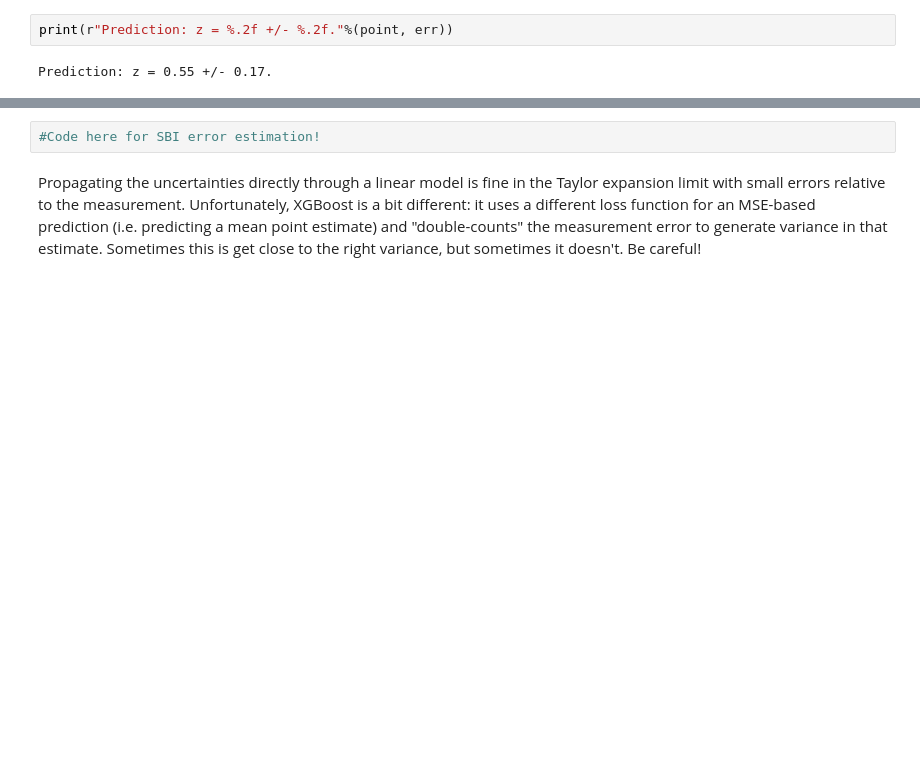
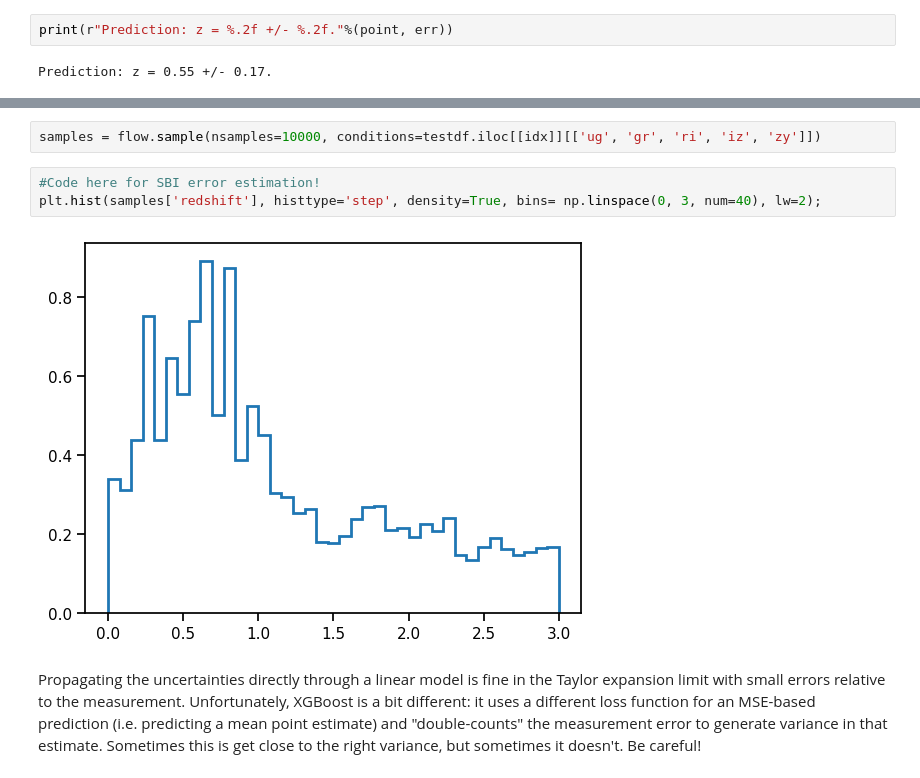
Before and after one commit to alexandergagliano/InterpretabilityDemos, a Jupyter notebook: Tutorial 4.1 Shapley.ipynb, the cells around one changed output, grey strips where cells are left out. Cells and saved outputs as stored; diff of their text form; blank space fills up the shorter version.

```diff
--- a/Tutorial 4.1 Shapley.ipynb
+++ b/Tutorial 4.1 Shapley.ipynb
@@ -160,5 +199,10 @@ How can we evaluate how well we did in our uncertainty estimation?
+# %%
+samples = flow.sample(nsamples=10000, conditions=testdf.iloc[[idx]][['ug', 'gr', 'ri', 'iz', 'zy']])
 # %%
 #Code here for SBI error estimation!
+plt.hist(samples['redshift'], histtype='step', density=True, bins= np.linspace(0, 3, num=40), lw=2);
+# %% [output]
+[figure, added]
 # %% [markdown]
 Propagating the uncertainties directly through a linear model is fine in the Taylor expansion limit with small errors relative to the measurement. Unfortunately, XGBoost is a bit different: it uses a different loss function for an MSE-based prediction (i.e. predicting a mean point estimate) and "double-counts" the measurement error to generate variance in that estimate. Sometimes this is get close to the right variance, but sometimes it doesn't. Be careful!
 # %% [markdown]
```
Also changed, not shown: parts of 6 cells of this notebook.
